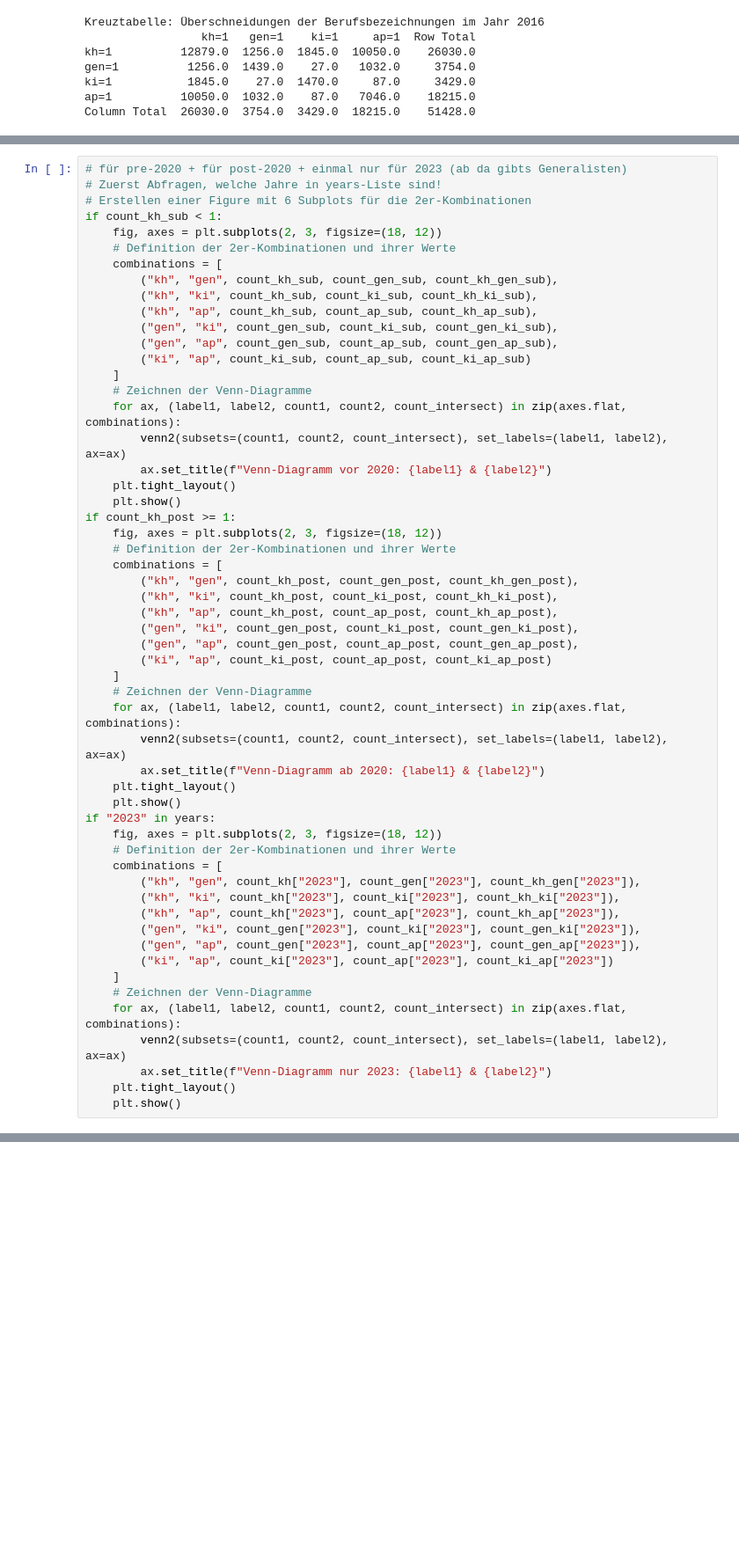
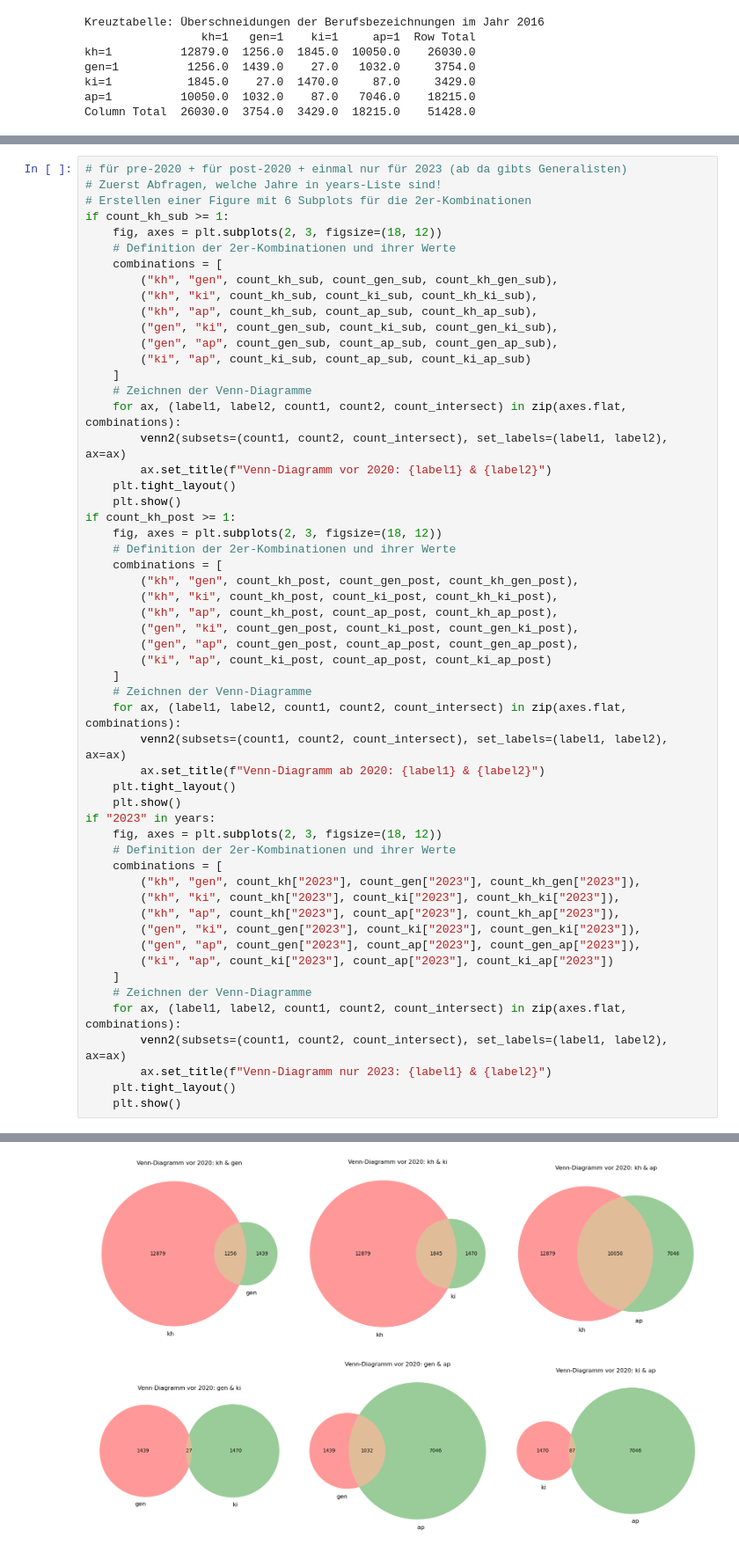
Before and after one commit to jabr-he/stea, a Jupyter notebook: run_prod_allyears.ipynb, the cells around one changed output, grey strips where cells are left out. Shown at 88% size. Drawn from its saved outputs; the diff is of its cells as text; blank space fills up the shorter version.

```diff
--- a/run_prod_allyears.ipynb
+++ b/run_prod_allyears.ipynb
@@ -312,7 +354,7 @@ ImportError: cannot import name 'LoadFlags' from 'matplotlib.ft2font' (/opt/anac
 # für pre-2020 + für post-2020 + einmal nur für 2023 (ab da gibts Generalisten)
 # Zuerst Abfragen, welche Jahre in years-Liste sind!
 # Erstellen einer Figure mit 6 Subplots für die 2er-Kombinationen
-if count_kh_sub < 1:
+if count_kh_sub >= 1:
     fig, axes = plt.subplots(2, 3, figsize=(18, 12))
     # Definition der 2er-Kombinationen und ihrer Werte
     combinations = [
@@ -368,3 +409,4 @@ ImportError: cannot import name 'LoadFlags' from 'matplotlib.ft2font' (/opt/anac
+[figure, added]
 # %%
 # Für alle Jahre + für pre-2020 + für post-2020 + einmal nur für 2023 (ab da gibts Generalisten)
 # Zuerst Abfragen, welche Jahre in years-Liste sind!
```
Also changed, not shown: parts of 7 cells of this notebook.
